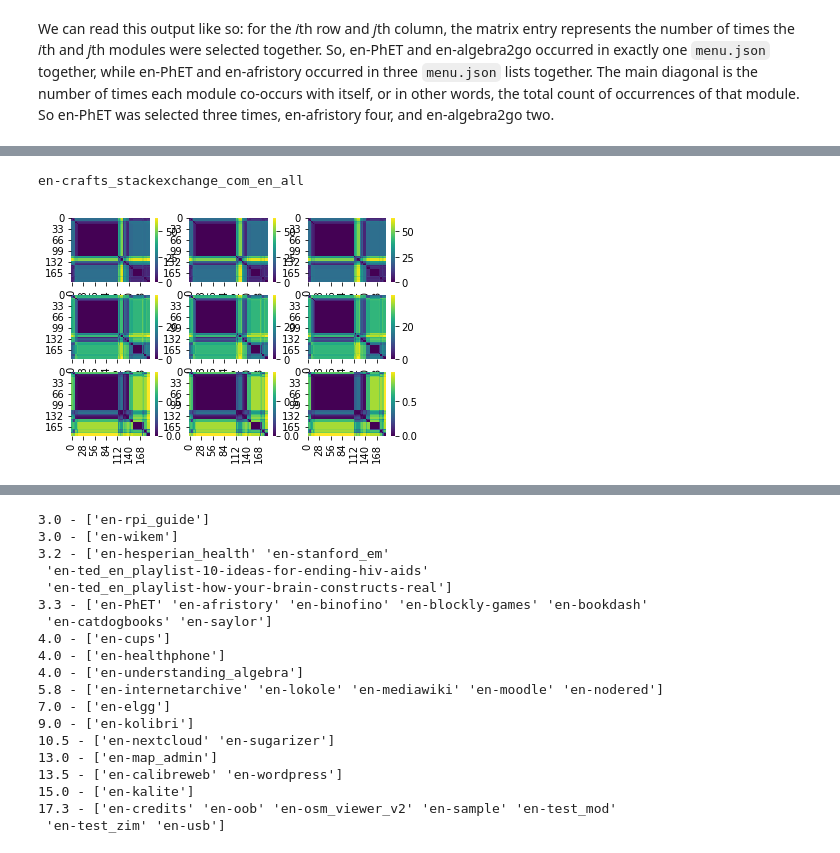
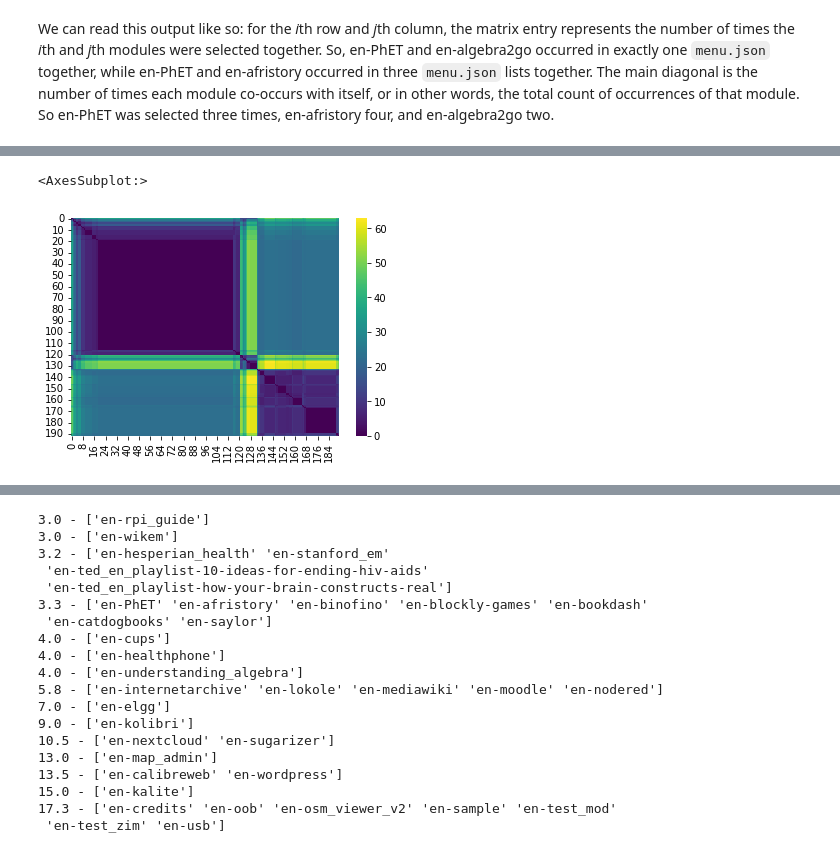
Before and after one commit to cwivagg/iiab_analytics, a Jupyter notebook: notebooks/notebook_early-issues-clustering.ipynb, the cells around one changed output, grey strips where cells are left out. Drawn from its saved outputs; the diff is of its cells as text; code cells hidden in the pictures.

```diff
--- a/notebooks/notebook_early-issues-clustering.ipynb
+++ b/notebooks/notebook_early-issues-clustering.ipynb
@@ -132,5 +98,0 @@ for ix1, val2 in enumerate(candidate_metrics):
-# %%
-ixes = [82]
-print(Xc_labels[linkages[0][0].dendrogram_row.reordered_ind][105])
-# %% [output]
-en-crafts_stackexchange_com_en_all
@@ -139,12 +99,15 @@ linkages[0][0].data2d.index.name
-# %%
-fig, ax = plt.subplots(len(heat_maps), len(heat_maps[0]))
-
-row_ix = linkages[2][0].dendrogram_row.reordered_ind
-col_ix = linkages[2][0].dendrogram_col.reordered_ind
-
-for ix1, val2 in enumerate(candidate_metrics):
-    for ix2, val2 in enumerate(candidate_methods):
-        sns.heatmap(heat_maps[ix1][ix2][row_ix][:,col_ix], cmap="viridis", ax=ax[ix1][ix2])
-# %% [output]
-[figure, removed]
+# %%
+from scipy.cluster.hierarchy import linkage
+
+visual_clusters = sns.clustermap(Xc, row_linkage=linkage(Xc), col_linkage=linkage(Xc))
+plt.close() # Seaborn has a nice display once it's done clustering, but we'll use our own so we can keep it consistent
+            # with our other visualizations.
+
+row_ix = visual_clusters.dendrogram_row.reordered_ind
+col_ix = visual_clusters.dendrogram_col.reordered_ind
+
+sns.heatmap(distance_matrix[row_ix][:,col_ix], cmap="viridis")
+# %% [output]
+<AxesSubplot:>
+[figure, added]
 # %%
```
Also changed, not shown: parts of 6 cells of this notebook.
